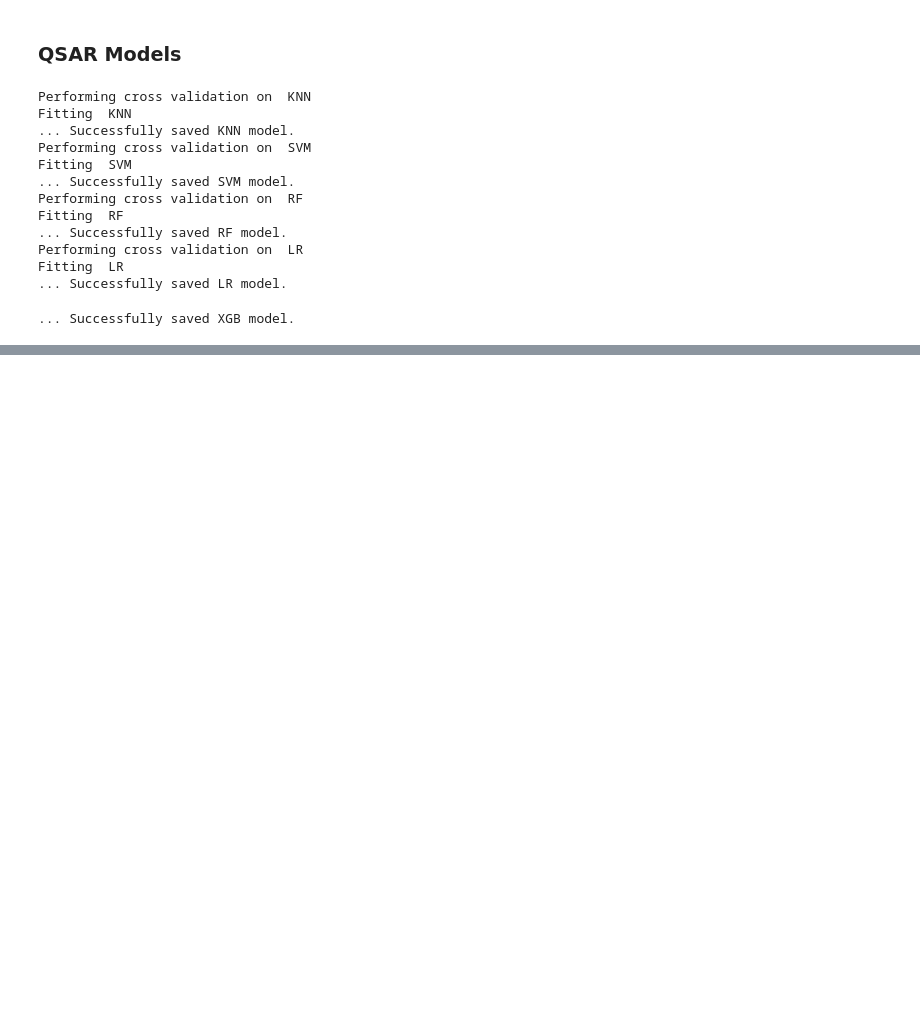
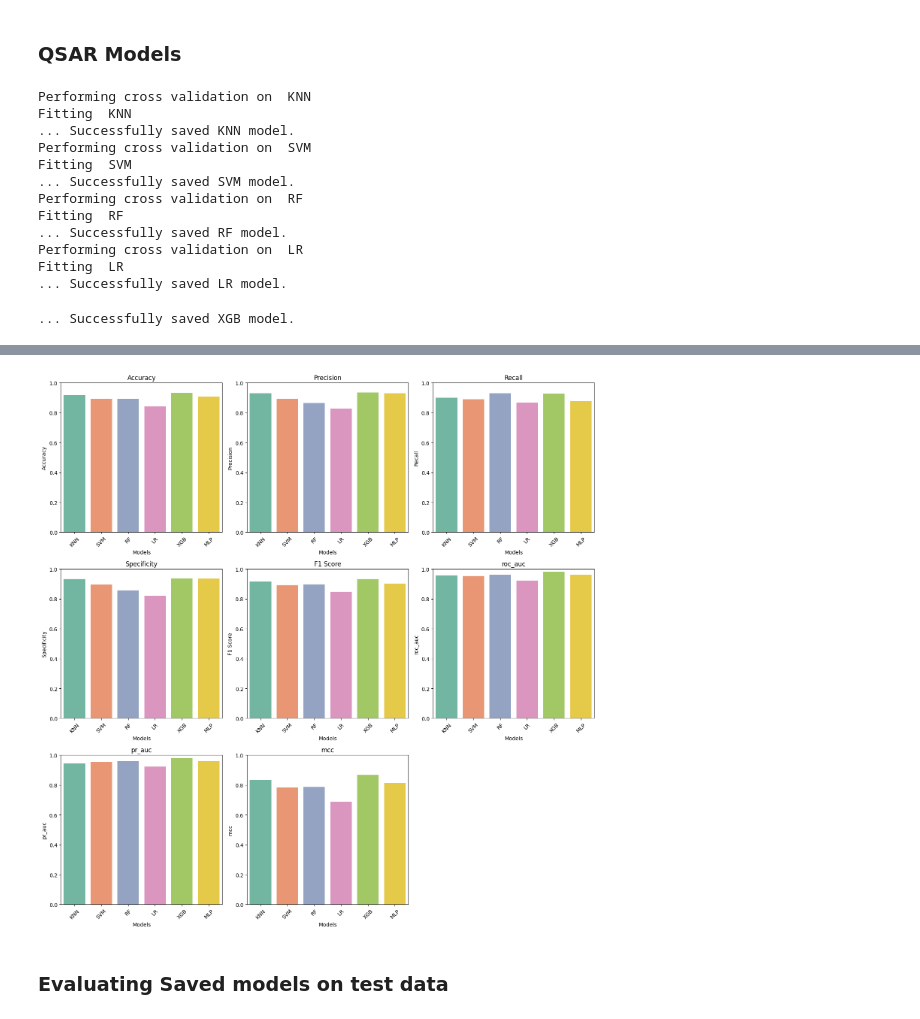
Before and after one commit to omicscodeathon/brainroute, a Jupyter notebook: notebooks/mtoralzml.ipynb, the cells around one changed output, grey strips where cells are left out. Cells and saved outputs as stored; diff of their text form; code cells hidden in the pictures; blank space fills up the shorter version.

```diff
--- a/notebooks/mtoralzml.ipynb
+++ b/notebooks/mtoralzml.ipynb
@@ -385,0 +445,22 @@ Test accuracy: 0.9209
+# %%
+# plot all metrics in a single figure
+fig, axs = plt.subplots(3, 3, figsize=(15, 15))
+for i, metric in enumerate(metrics):
+    sns.barplot(x='Model', y=metric, data=results_df, palette='Set2', ax=axs[i//3, i%3])
+    axs[i//3, i%3].set_title(metric)
+    axs[i//3, i%3].set_ylim(0, 1)
+    axs[i//3, i%3].set_ylabel(metric)
+    axs[i//3, i%3].set_xlabel('Models')
+    axs[i//3, i%3].tick_params(axis='x', rotation=45)
+
+# Remove the empty subplot
+fig.delaxes(axs[2, 2])
+
+#save each plot
+plt.savefig("../figures/model_plots/model_comparism.png")
+plt.tight_layout()
+plt.show()
+# %% [output]
+[figure, added]
+# %% [markdown]
+### Evaluating Saved models on test data
```
Also changed, not shown: parts of 17 cells of this notebook.
